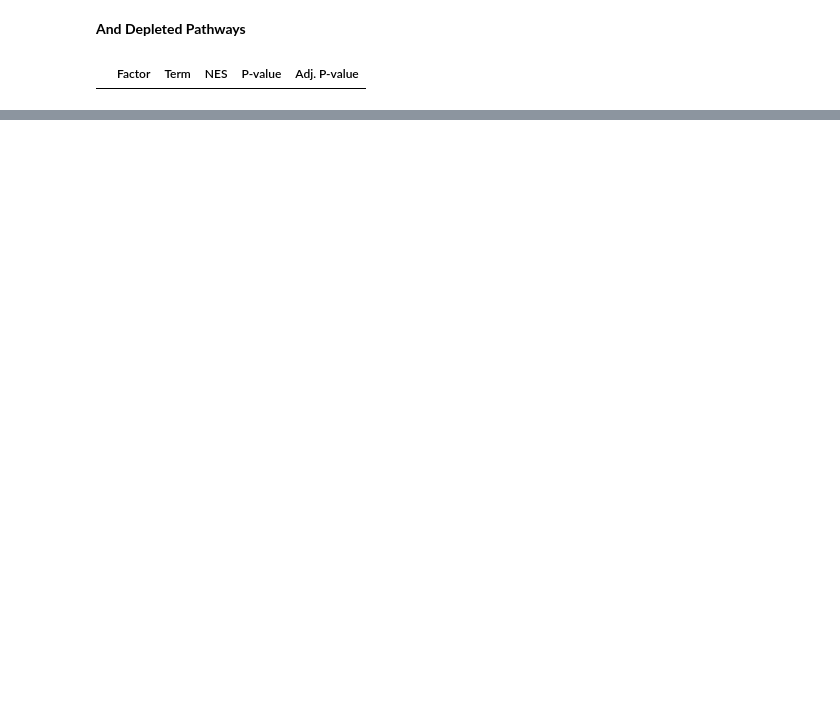
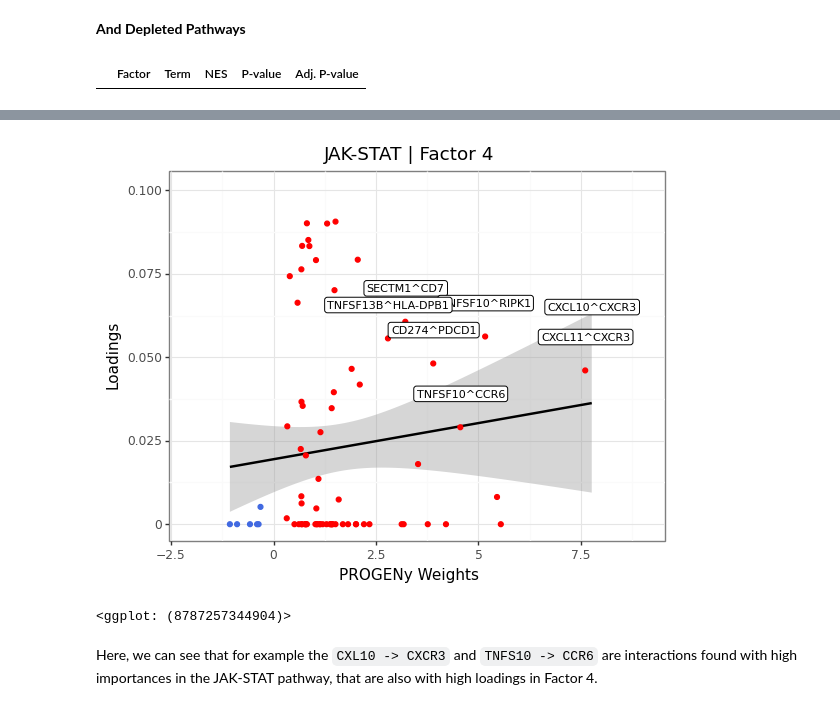
Before and after one commit to saezlab/ccc_protocols, a Jupyter notebook: notebooks/ccc_python/06-Functional-Footprinting.ipynb, the cells around one changed output, grey strips where cells are left out. Cells and saved outputs as stored; diff of their text form; code cells hidden in the pictures; blank space fills up the shorter version.

```diff
--- a/notebooks/ccc_python/06-Functional-Footprinting.ipynb
+++ b/notebooks/ccc_python/06-Functional-Footprinting.ipynb
@@ -143,0 +191,10 @@ gsea_df.loc[(gsea_df['Adj. P-value'] < 0.05) & (gsea_df['NES'] < 0.)]
+# %%
+# loadings to long format
+lr_loadings_long = lr_loadings.reset_index().melt(id_vars='index', var_name="Factor", value_name="Loadings").rename(columns={'index':'interaction'})
+# join progeny weights and keep only JAK-STAT pathway
+lr_loadings_long = lr_loadings_long.merge(lr_progeny, on='interaction').query("source == 'JAK-STAT' and Factor == 'Factor 4'")
+# add sign to the weights
+lr_loadings_long['sign'] = lr_loadings_long['weight'].apply(lambda x: 'positive' if x > 0 else 'negative')
+# keep only relevant interactions for labels
+lr_loadings_long['relevant_interactions'] = lr_loadings_long.apply(lambda x: x['interaction'] if (x['Loadings'] > 0.025) and (x['weight'] > 2.5) else None, axis=1)
+lr_loadings_long.head()
@@ -143,0 +208,18 @@ gsea_df.loc[(gsea_df['Adj. P-value'] < 0.05) & (gsea_df['NES'] < 0.)]
+# %%
+# plot the loadings for Factor 4 and weights of the JAK-STAT pathway
+(p9.ggplot(lr_loadings_long,
+           p9.aes(x='weight', y='Loadings')) +
+ p9.geom_smooth(method='lm') +
+ p9.geom_point(p9.aes(colour='sign')) +
+ p9.theme_bw() +
+ p9.theme(legend_position='none') +
+ p9.labs(title="JAK-STAT | Factor 4", x="PROGENy Weights", y="Loadings") +
+ p9.scale_colour_manual(values=["royalblue", "red"]) +
+ p9.geom_label(p9.aes(label='relevant_interactions'), size=8, nudge_y=0.01, nudge_x=0.01) +
+ p9.xlim(-2, 9)
+ )
+# %% [output]
+[figure, added]
+<ggplot: (8787257344904)>
+# %% [markdown]
+Here, we can see that for example the `CXL10 -> CXCR3` and `TNFS10 -> CCR6` are interactions found with high importances in the JAK-STAT pathway, that are also with high loadings in Factor 4.
```
Also changed, not shown: parts of 27 cells of this notebook.
